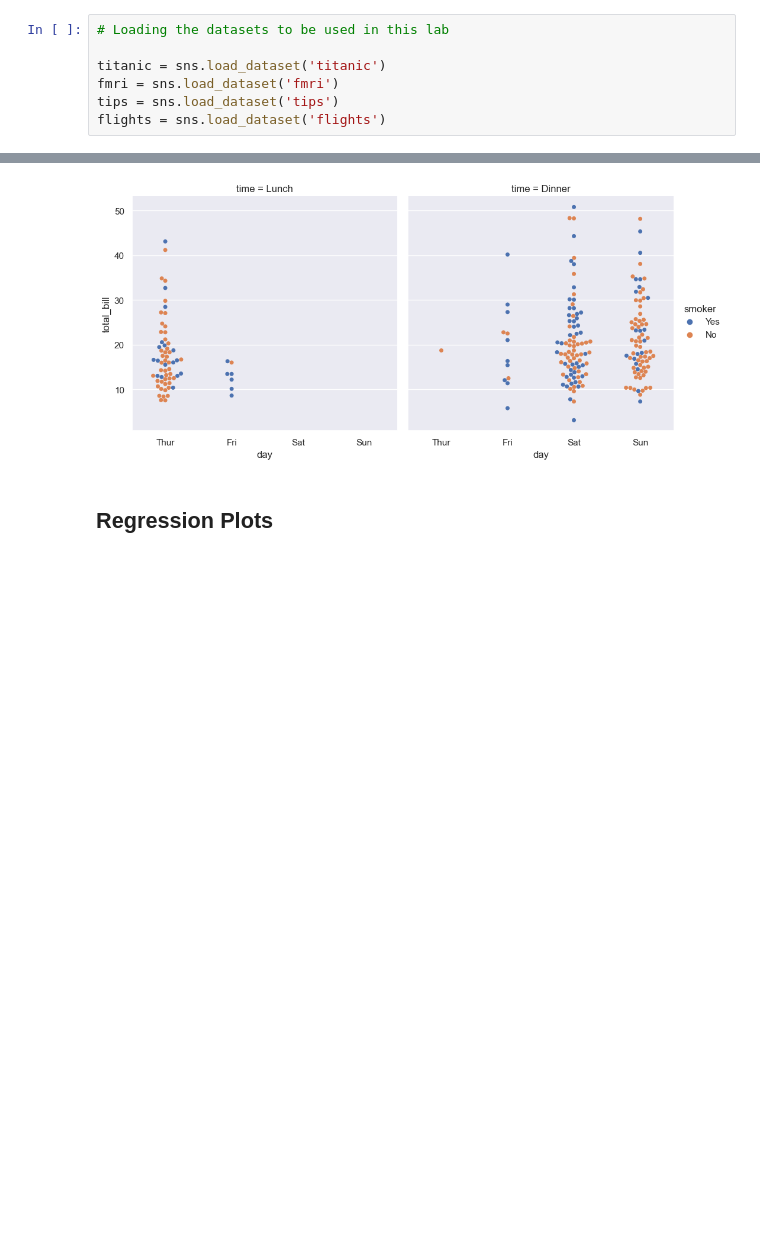
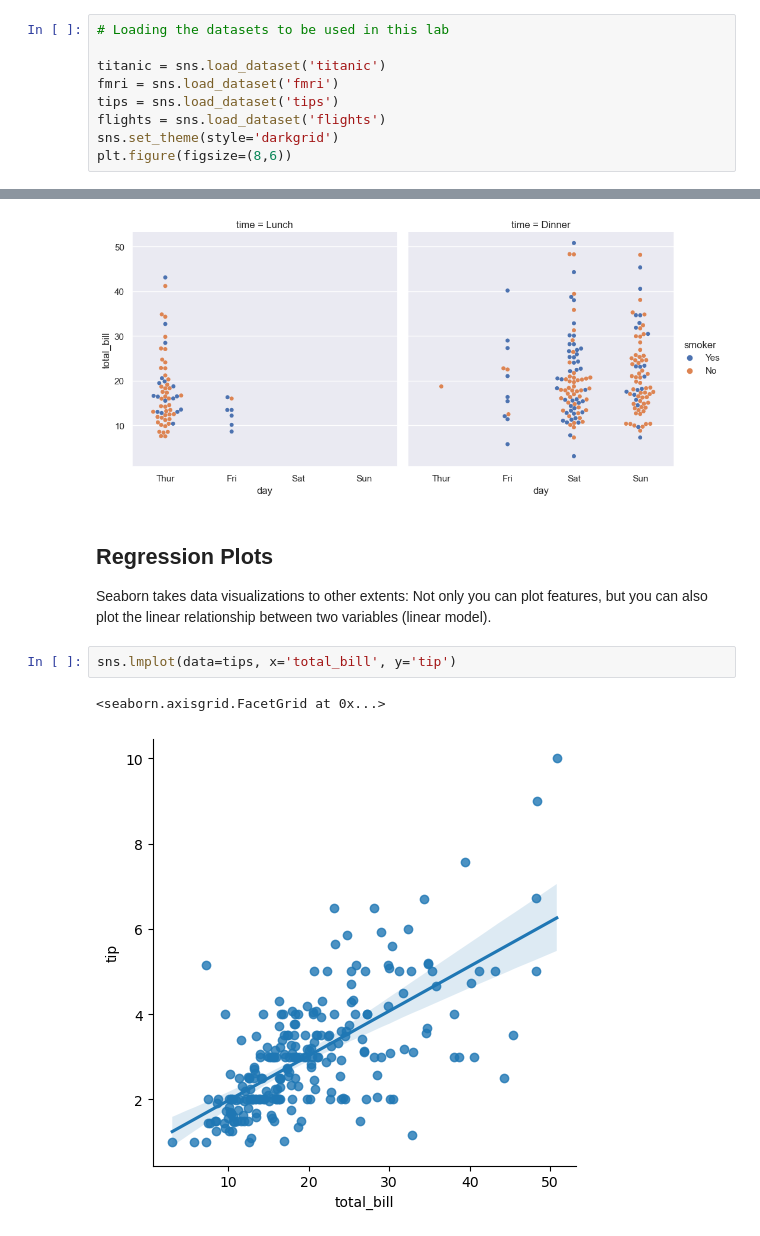
Before and after one commit to raulsiqueira96/seaborn_practice, a Jupyter notebook: Seaborn.ipynb, the cells around one changed output, grey strips where cells are left out. Drawn from its saved outputs; the diff is of its cells as text; blank space fills up the shorter version.

```diff
--- a/Seaborn.ipynb
+++ b/Seaborn.ipynb
@@ -16,3 +16,5 @@ titanic = sns.load_dataset('titanic')
 fmri = sns.load_dataset('fmri')
 tips = sns.load_dataset('tips')
 flights = sns.load_dataset('flights')
+sns.set_theme(style='darkgrid')
+plt.figure(figsize=(8,6))
@@ -353,3 +358,9 @@ sns.catplot(data=tips, x='day', y='total_bill', hue='smoker',
 [figure]
 # %% [markdown]
 ## Regression Plots
+Seaborn takes data visualizations to other extents: Not only you can plot features, but you can also plot the linear relationship between two variables (linear model).
+# %%
+sns.lmplot(data=tips, x='total_bill', y='tip')
+# %% [output]
+<seaborn.axisgrid.FacetGrid at 0x...>
+[figure, added]
```
Also changed, not shown: parts of 11 cells of this notebook.
